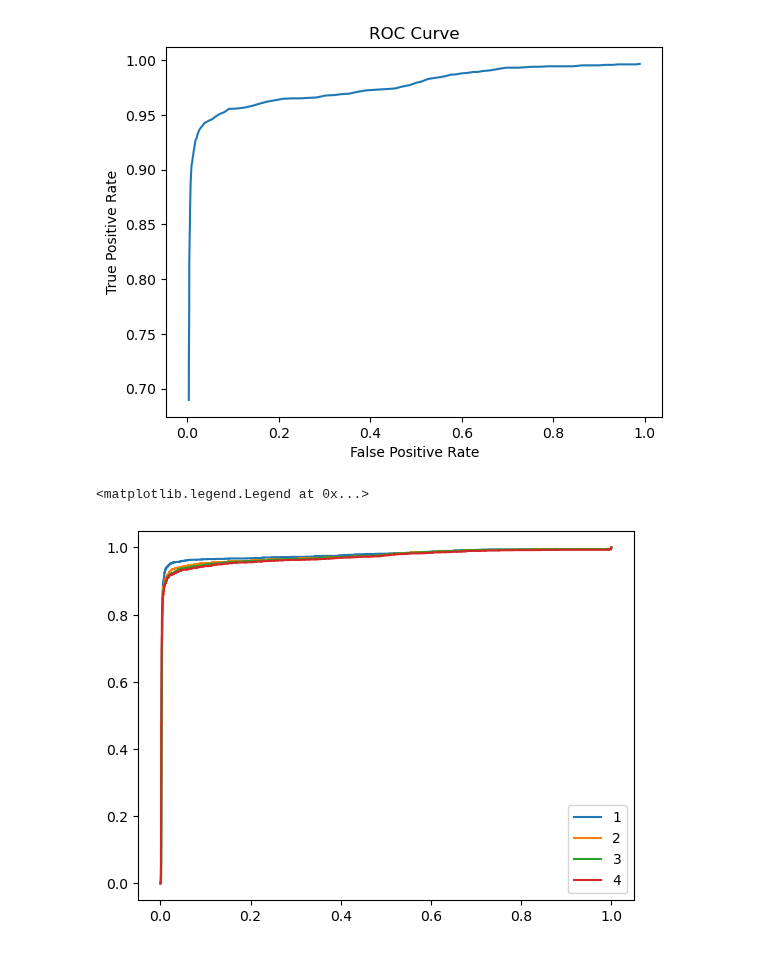
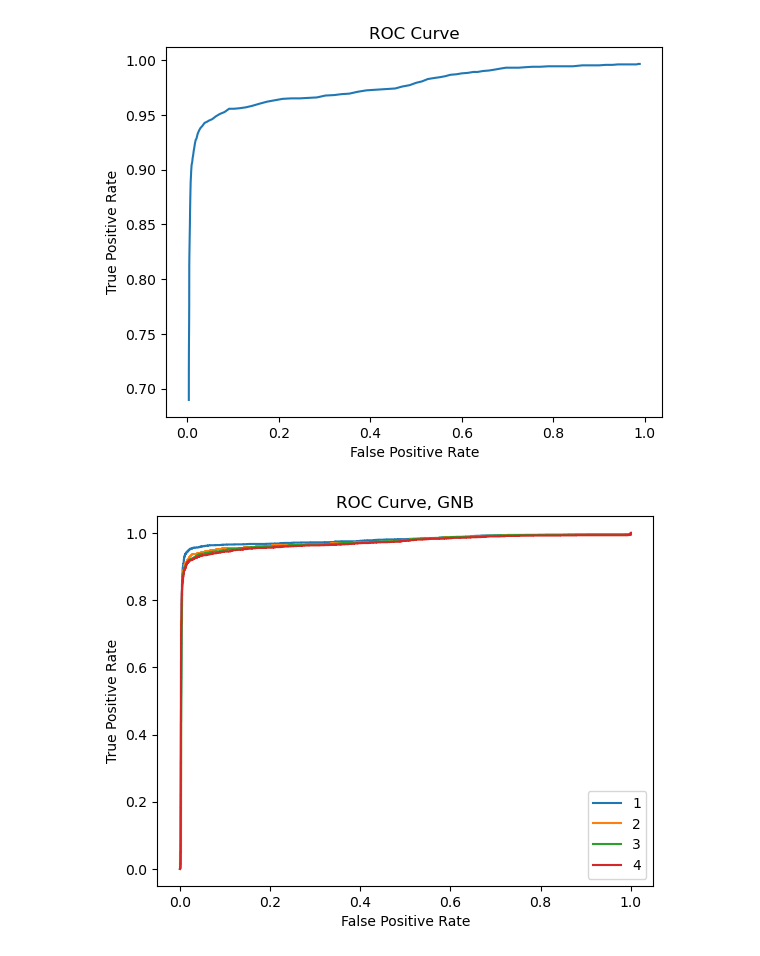
Before and after one commit to robertoinfurna/astrostatistics_bicocca_2024, a Jupyter notebook: working/18_Galaxy_vs_quasars.ipynb, the cells around one changed output. Cells and saved outputs as stored; diff of their text form; code cells hidden in the pictures.

```diff
--- a/working/18_Galaxy_vs_quasars.ipynb
+++ b/working/18_Galaxy_vs_quasars.ipynb
@@ -292,15 +292,17 @@ for h,selected_features in enumerate([['ug', 'gr'],['gr', 'ri'],['ri', 'iz']]):
     ax[h].set_ylim(-2,4)
 
     # Add decision boundary (where delta_log_prob == 0)
-    cs = ax[k].contour(
+    cs = ax[h].contour(
         xx, yy, delta_log_prob,
         levels=[0,1,2],
         colors='white',
         linewidths=1
     )
-    ax[k].clabel(cs, colors='white')
+    ax[h].clabel(cs, colors='white')
 
-    ax[k].legend()
+    ax[h].set_aspect('equal')
+
+ax[0].legend()
 
 plt.tight_layout()
 plt.show()
@@ -490,19 +492,24 @@ plt.show()
 # %%
 clf = GaussianNB()
 
 for i in range(4):
 
     clf.fit(X_train[:,0:i+1] ,y_train )
 
     y_prob = clf.predict_proba(X_test[:,0:i+1]) [:,1]
 
 
     fpr, tpr, thresh = roc_curve(y_test, y_prob)
     plt.plot(fpr, tpr, label=str(i+1))
+
+plt.xlabel('False Positive Rate')
+plt.ylabel('True Positive Rate')
+plt.title('ROC Curve, GNB')
+
 plt.legend()
+plt.show()
 # %% [output]
-<matplotlib.legend.Legend at 0x...>
-[figure, old version]
+[figure, new version]
 # %%
 cfl = QuadraticDiscriminantAnalysis()
 
```
Also changed, not shown: parts of 4 cells of this notebook.
